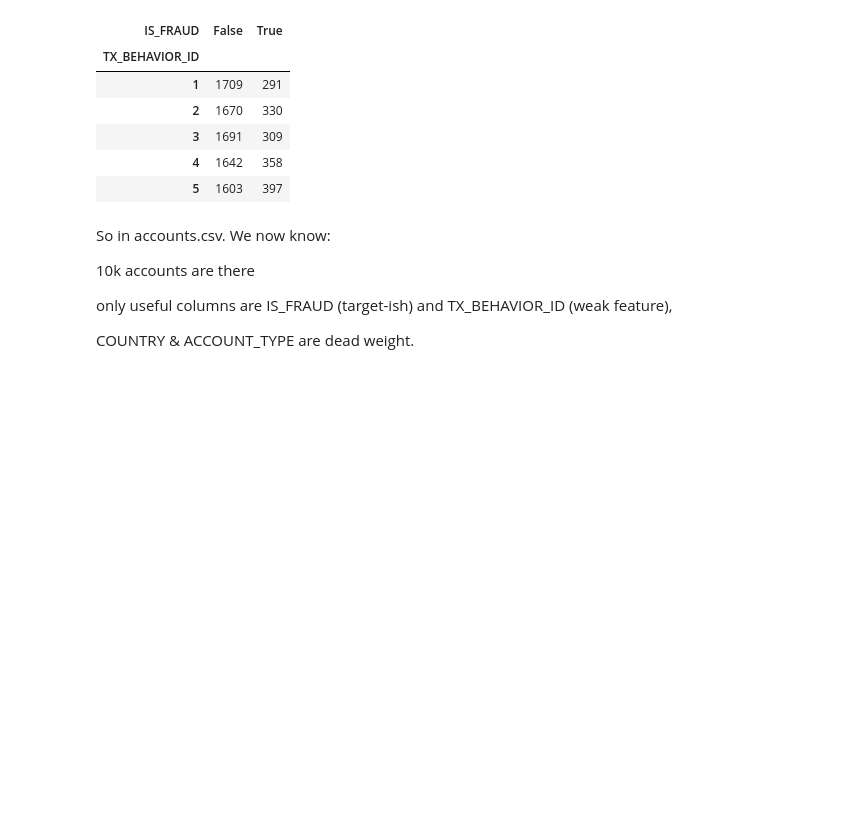
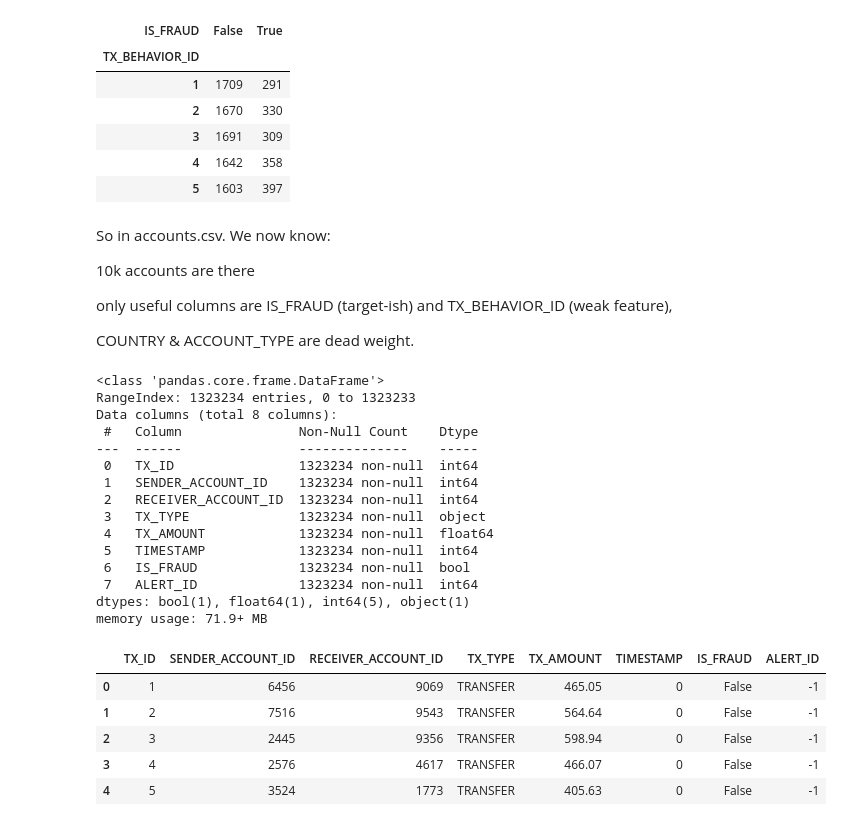
Before and after one commit to Roopanshi-Marwaha/Fraud_Ring_Detection, a Jupyter notebook: Fraud_Ring_Detection.ipynb, the cells around one changed output. Saved outputs shown, nothing was run; the diff lists cells and outputs as text; code cells hidden in the pictures; blank space fills up the shorter version.

```diff
--- a/Fraud_Ring_Detection.ipynb
+++ b/Fraud_Ring_Detection.ipynb
@@ -97,3 +97,32 @@ So in accounts.csv. We now know:
 only useful columns are IS_FRAUD (target-ish) and TX_BEHAVIOR_ID (weak feature),
 
 COUNTRY & ACCOUNT_TYPE are dead weight.
+# %%
+transactions.info()
+transactions.head()
+
+#things cleared:-
+# ALERT_ID = -1 matlab is transaction ka koi alert nahi (normal transaction)
+# TIMESTAMP numbers mein hai (0, 1, 2...) — real dates nahi, simulation ke "time steps" hain
+# %% [output]
+<class 'pandas.core.frame.DataFrame'>
+RangeIndex: 1323234 entries, 0 to 1323233
+Data columns (total 8 columns):
+ #   Column               Non-Null Count    Dtype
+---  ------               --------------    -----
+ 0   TX_ID                1323234 non-null  int64
+ 1   SENDER_ACCOUNT_ID    1323234 non-null  int64
+ 2   RECEIVER_ACCOUNT_ID  1323234 non-null  int64
+ 3   TX_TYPE              1323234 non-null  object
+ 4   TX_AMOUNT            1323234 non-null  float64
+ 5   TIMESTAMP            1323234 non-null  int64
+ 6   IS_FRAUD             1323234 non-null  bool
+ 7   ALERT_ID             1323234 non-null  int64
+dtypes: bool(1), float64(1), int64(5), object(1)
+memory usage: 71.9+ MB
+|  | TX_ID | SENDER_ACCOUNT_ID | RECEIVER_ACCOUNT_ID | TX_TYPE | TX_AMOUNT | TIMESTAMP | IS_FRAUD | ALERT_ID |
+| 0 | 1 | 6456 | 9069 | TRANSFER | 465.05 | 0 | False | -1 |
+| 1 | 2 | 7516 | 9543 | TRANSFER | 564.64 | 0 | False | -1 |
+| 2 | 3 | 2445 | 9356 | TRANSFER | 598.94 | 0 | False | -1 |
+| 3 | 4 | 2576 | 4617 | TRANSFER | 466.07 | 0 | False | -1 |
+| 4 | 5 | 3524 | 1773 | TRANSFER | 405.63 | 0 | False | -1 |
```
Also changed, not shown: parts of 7 cells of this notebook.
